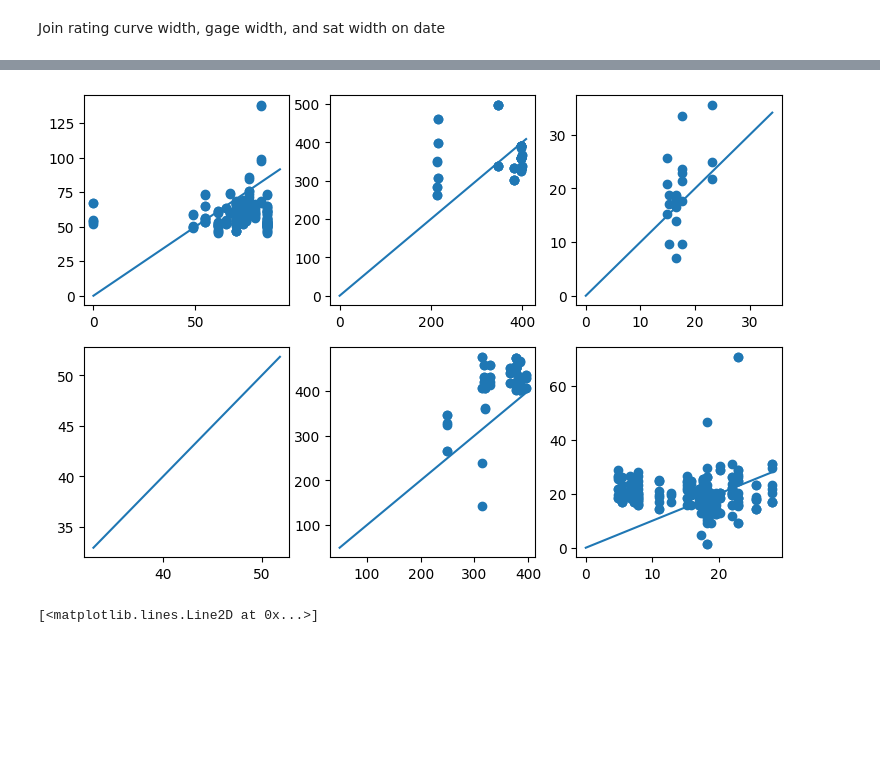
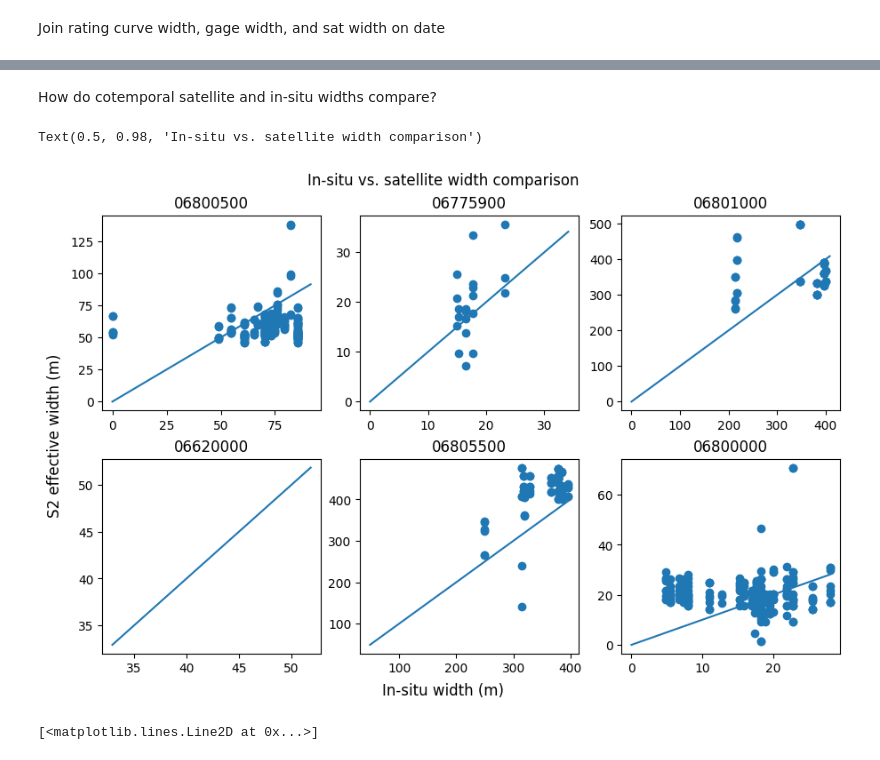
Before and after one commit to wherediddavidgo/multitemporal_RSSA, a Jupyter notebook: stac_gage_ew_analysis.ipynb, the cells around one changed output, grey strips where cells are left out. Saved outputs shown, nothing was run; the diff lists cells and outputs as text; code cells hidden in the pictures; blank space fills up the shorter version.

```diff
--- a/stac_gage_ew_analysis.ipynb
+++ b/stac_gage_ew_analysis.ipynb
@@ -325,7 +366,7 @@ Join nonduplicate images with widths and gage ids
 # %%
 nondup_widths = pd.merge(allwidths, nonduplicates[['mgrs', 'date', 'version']], 'right', on=['mgrs', 'date', 'version'])
 nondup_widths = pd.merge(nondup_widths, gage_pts, how='left', on='iindex')
-
+nondup_widths = nondup_widths.rename(columns={'gage_id': 'site_no'})
 nondup_widths
 # %% [output]
 |  | Unnamed: 0 | img_id | iindex | n_pixels | n_valid | n_river | n_cloud | n_snow | mgrs | date | version | ... |
@@ -347,5 +388,6 @@ Calculate effective width and fractions of cloud and snow
 nondup_widths['sat_width_m'] = nondup_widths.n_river * 100 / nondup_widths.riv_length
 nondup_widths['fraction_cloud'] = nondup_widths.n_cloud / nondup_widths.n_pixels
 nondup_widths['fraction_snow'] = nondup_widths.n_snow / nondup_widths.n_pixels
+nondup_widths = nondup_widths.set_index(['site_no', 'date'])
 nondup_widths
 # %% [output]
@@ -365,6 +427,7 @@ nondup_widths
 # %% [markdown]
 Join rating curve width, gage width, and sat width on date
 # %%
-alldata = pd.merge(Q, nondup_widths, how='outer', right_on=['date', 'gage_id'], left_on=['date', 'site_no'])
+alldata = pd.merge(Q, nondup_widths, how='outer', right_on=['date', 'site_'], left_on=['date', 'site_no'])
+alldata = alldata.set_index(['site_no', 'date'])
 alldata
 # %% [output]
@@ -383,0 +435,5 @@ alldata
+# %%
+gage_avg_ew = alldata.groupby(by=['site_no', 'date']).agg(mean_sat_width_m=('sat_width_m', 'mean'))
+gage_avg_ew = gage_avg_ew.loc[gage_avg_ew.mean_sat_width_m >= 0]
+gage_avg_ew = gage_avg_ew
+gage_avg_ew
@@ -384,17 +454,25 @@ alldata
+# %% [markdown]
+How do cotemporal satellite and in-situ widths compare?
 # %%
-fig, axs = plt.subplots(nrows=2, ncols=3, figsize=(9, 6))
+fig, axs = plt.subplots(nrows=2, ncols=3, figsize=(9, 6), constrained_layout=True)
 p = 0
-for g in u_gage_list:
-    subset = alldata.loc[alldata.site_no == g]
-    sameday = alldata.loc[(alldata.gage_width_m != None) & (alldata.site_no == g)]
+for g, df in gage_avg_ew.groupby('site_no'):
+
+
     ax = axs.flatten()[p]
 
-    ax.scatter(sameday.gage_width_m, sameday.sat_width_m)
-    unity = np.linspace(sameday.gage_width_m.min(), sameday.gage_width_m.max())
+    ax.scatter(df.gage_width_m, df.sat_width_m)
+    unity = np.linspace(df.gage_width_m.min(), df.gage_width_m.max())
     ax.plot(unity, unity)
+    ax.set_title(g)
     p += 1
+
+fig.supxlabel('In-situ width (m)')
+fig.supylabel('S2 effective width (m)')
+fig.suptitle('In-situ vs. satellite width comparison')
 # %% [output]
+Text(0.5, 0.98, 'In-situ vs. satellite width comparison')
-[figure, old version]
+[figure, new version]
 # %%
 fig, ax = plt.subplots()
 sameday = alldata.loc[alldata.gage_width_m != None]
```
Also changed, not shown: parts of 17 cells of this notebook.
